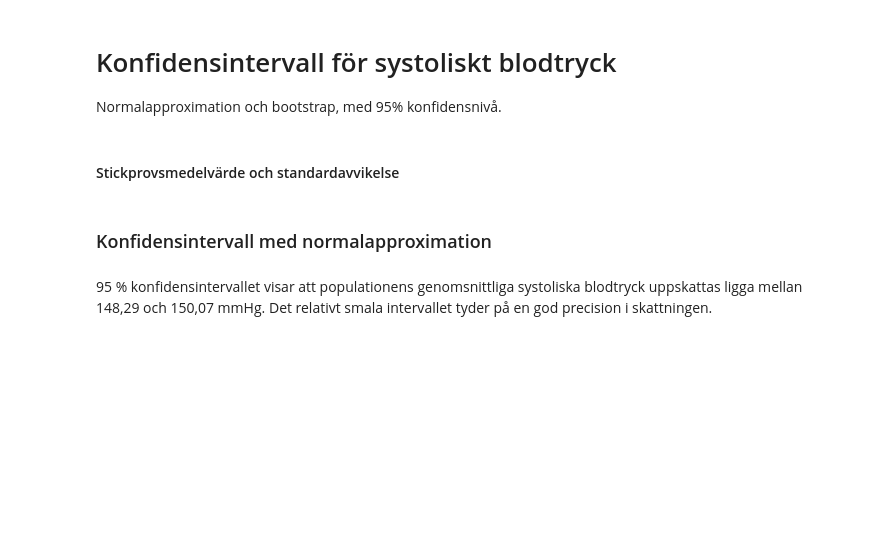
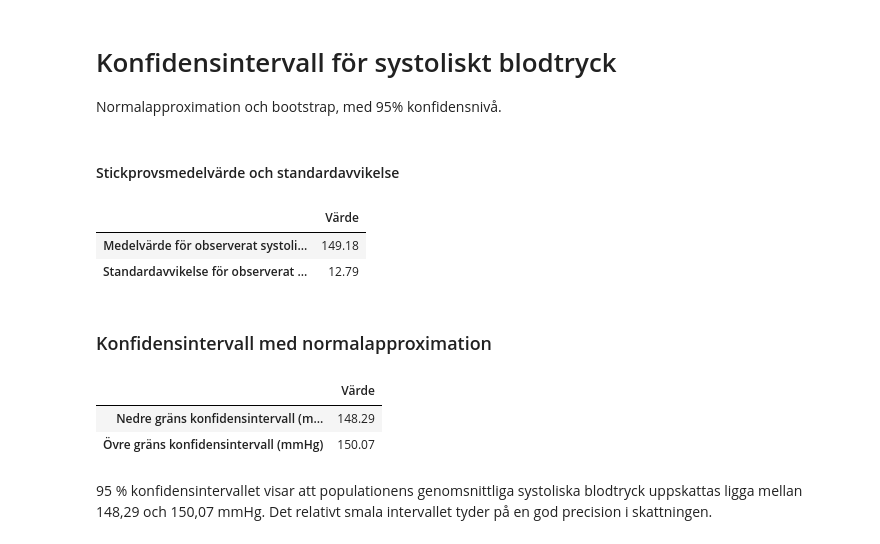
Before and after one commit to Hakan-Fridlund/PYSTDA45-assignment_health_study, a Jupyter notebook: notebooks/health_study_part2.ipynb, the cells around one changed output. Drawn from its saved outputs; the diff is of its cells as text; code cells hidden in the pictures; blank space fills up the shorter version.

```diff
--- a/notebooks/health_study_part2.ipynb
+++ b/notebooks/health_study_part2.ipynb
@@ -290,24 +275,19 @@ Normalapproximation och bootstrap, med 95% konfidensnivå.
 # %% [markdown]
 #### Stickprovsmedelvärde och standardavvikelse
 # %%
-systolic_mean = df['systolic_bp'].mean()
-systolic_std = df['systolic_bp'].std(ddof=1)
-
-print('Medelvärde för observerat systoliskt blodtryck (mmHg):', systolic_mean.round(2))
-print('Standardavvikelse för observerat systoliskt blodtryck (mmHg):', systolic_std.round(2))
+analyzer.blood_pressure_summary()
+# %% [output]
+|  | Värde |
+| Medelvärde för observerat systoli... | 149.18 |
+| Standardavvikelse för observerat ... | 12.79 |
 # %% [markdown]
 ### Konfidensintervall med normalapproximation
 # %%
-n = df['systolic_bp'].count()
-z = 1.96
-
-standard_error = systolic_std / np.sqrt(n)
-margin_of_error = z * standard_error
-
-ci_lower = systolic_mean - margin_of_error
-ci_upper = systolic_mean + margin_of_error
-
-print(f'95 % konfidensintervall: [{ci_lower:.2f}, {ci_upper:.2f}] mmHg')
+analyzer.blood_pressure_confidence_interval(confidence_level=0.95)
+# %% [output]
+|  | Värde |
+| Nedre gräns konfidensintervall (m... | 148.29 |
+| Övre gräns konfidensintervall (mmHg) | 150.07 |
 # %% [markdown]
 95 % konfidensintervallet visar att populationens genomsnittliga systoliska blodtryck uppskattas ligga mellan 148,29 och 150,07 mmHg. Det relativt smala intervallet tyder på en god precision i skattningen.
 # %% [markdown]
```
Also changed, not shown: parts of 6 cells of this notebook, 3 other files.
